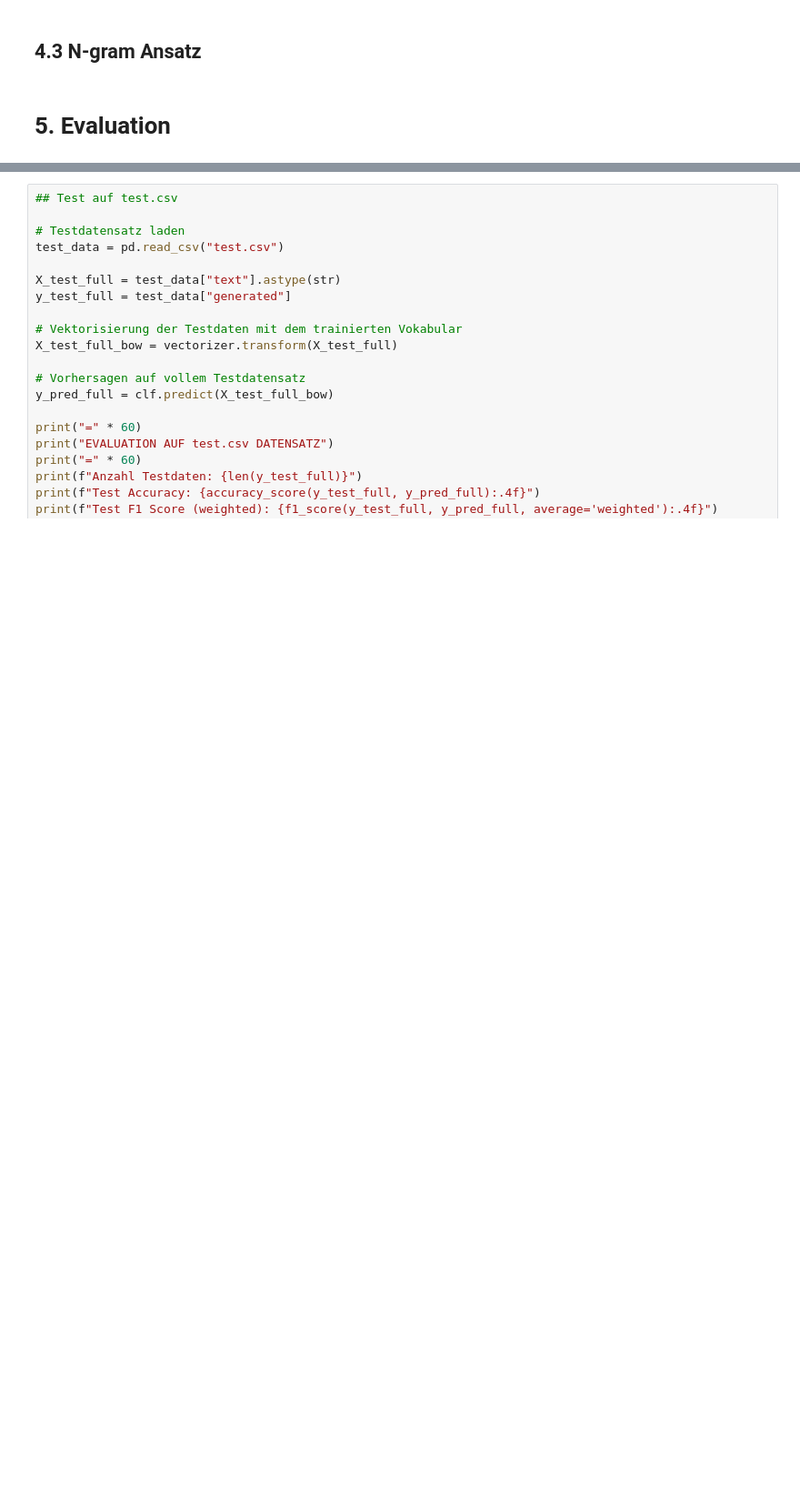
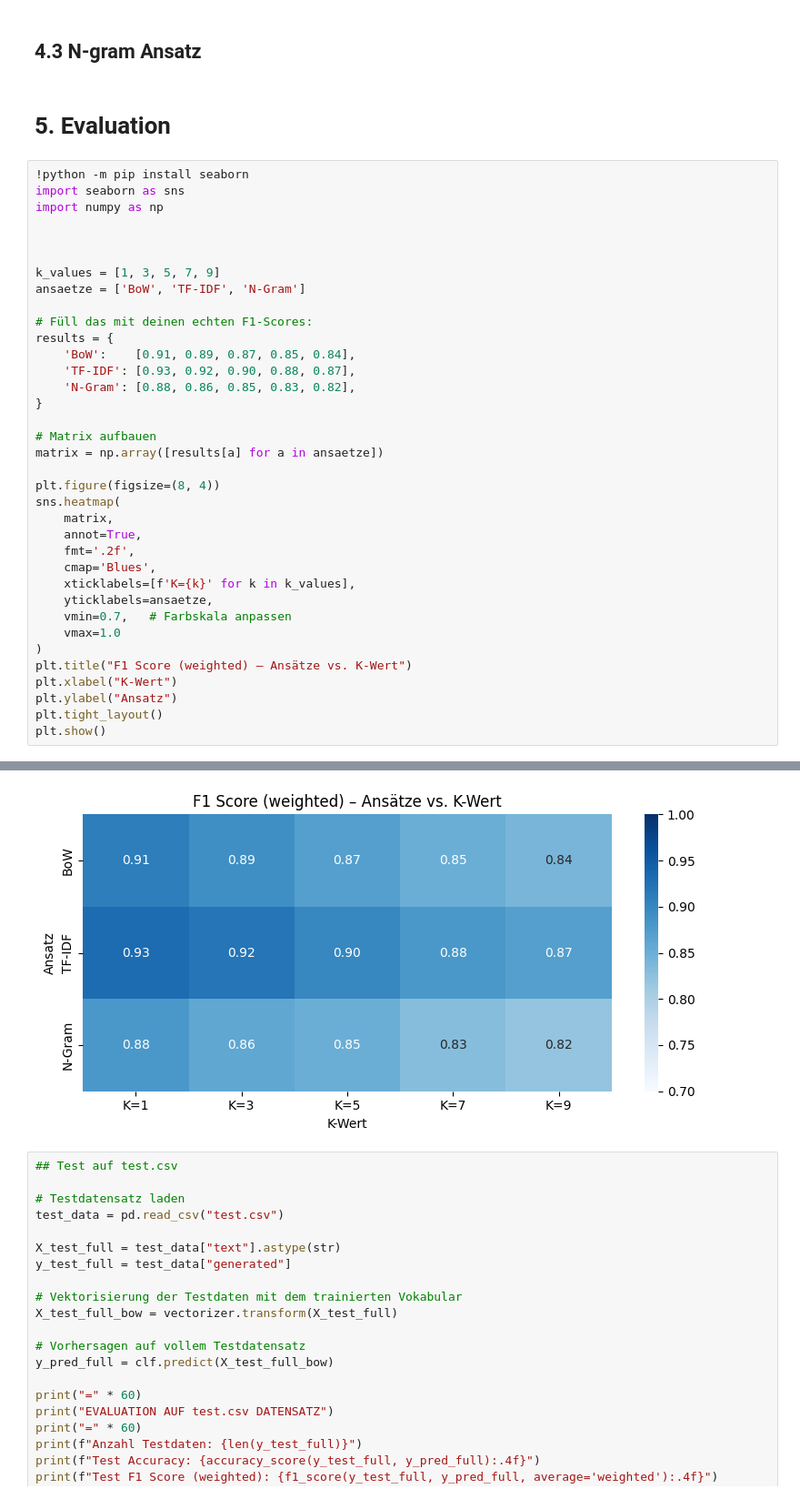
Before and after one commit to andreashubertus/DSundKI2, a Jupyter notebook: main.ipynb, the cells around one changed output, grey strips where cells are left out. Shown at 91% size. Drawn from its saved outputs; the diff is of its cells as text; blank space fills up the shorter version.

```diff
--- a/main.ipynb
+++ b/main.ipynb
@@ -431,3 +482,40 @@ IndexError: list index out of range
 ## 4.3 N-gram Ansatz
 # %% [markdown]
 # 5. Evaluation
+# %%
+!python -m pip install seaborn
+import seaborn as sns
+import numpy as np
+
+
+
+k_values = [1, 3, 5, 7, 9]
+ansaetze = ['BoW', 'TF-IDF', 'N-Gram']
+
+# Füll das mit deinen echten F1-Scores:
+results = {
+    'BoW':    [0.91, 0.89, 0.87, 0.85, 0.84],
+    'TF-IDF': [0.93, 0.92, 0.90, 0.88, 0.87],
+    'N-Gram': [0.88, 0.86, 0.85, 0.83, 0.82],
+}
+
+# Matrix aufbauen
+matrix = np.array([results[a] for a in ansaetze])
+
+plt.figure(figsize=(8, 4))
+sns.heatmap(
+    matrix,
+    annot=True,
+    fmt='.2f',
+    cmap='Blues',
+    xticklabels=[f'K={k}' for k in k_values],
+    yticklabels=ansaetze,
+    vmin=0.7,   # Farbskala anpassen
+    vmax=1.0
+)
+plt.title("F1 Score (weighted) – Ansätze vs. K-Wert")
+plt.xlabel("K-Wert")
+plt.ylabel("Ansatz")
+plt.tight_layout()
+plt.show()
+# %% [output]
@@ -434,3 +536,4 @@ IndexError: list index out of range
+[figure, added]
 # %%
 ## Test auf test.csv
 
```
Also changed, not shown: parts of 14 cells of this notebook.
